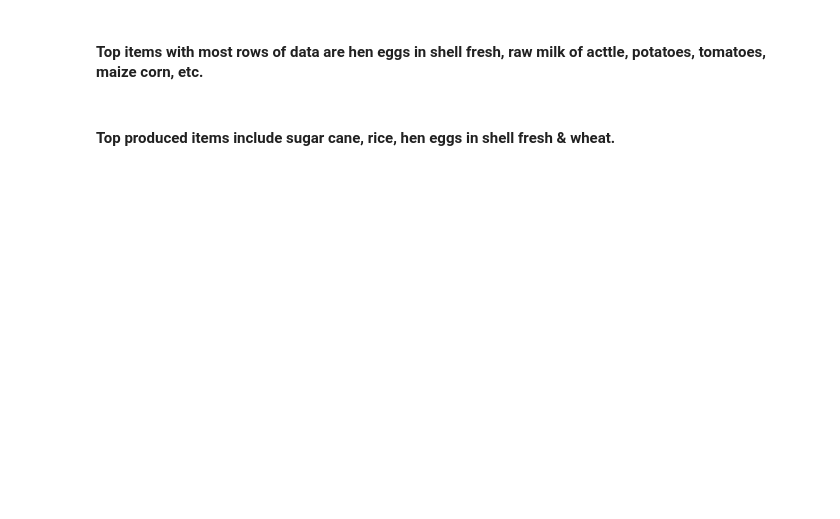
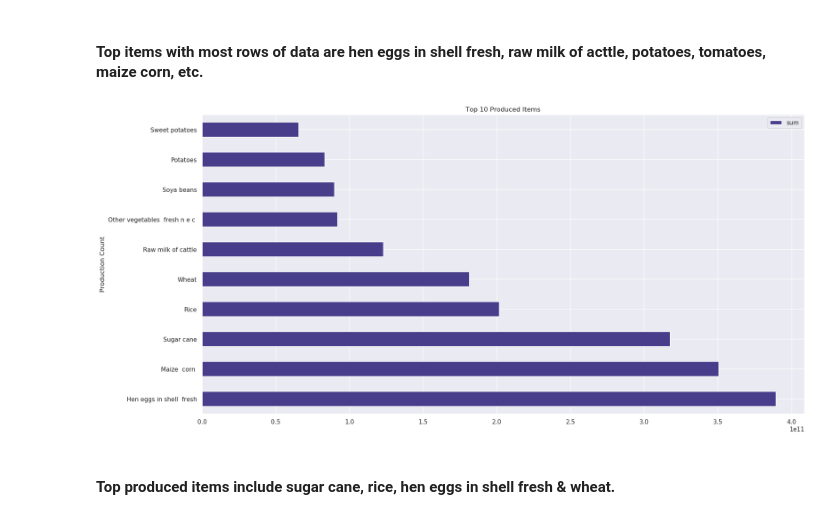
Before and after one commit to hunterblum/CloudFinal-Team1, a Jupyter notebook: Cloud_Team1.ipynb, the cells around one changed output. Drawn from its saved outputs; the diff is of its cells as text; code cells hidden in the pictures; blank space fills up the shorter version.

```diff
--- a/Cloud_Team1.ipynb
+++ b/Cloud_Team1.ipynb
@@ -599,10 +664,12 @@ plt.show()
 # %%
 #Total production based on country
 I_country = df.production.groupby(df['item']).sum().astype(int).reset_index(name="sum")
 I_country = I_country.sort_values(by=['sum'], ascending=False).head(10)
 
-I_country.plot(kind='barh', figsize=(20,10), title= 'Top 10 Produced Items', x=('item'), y = ('sum'), xlabel='Production Count', ylabel='Item', color = 'teal')
+I_country.plot(kind='barh', figsize=(20,10), title= 'Top 10 Produced Items', x=('item'), y = ('sum'), xlabel='Production Count', ylabel='Item', color = 'darkslateblue')
 plt.show()
+# %% [output]
+[figure, added]
 # %% [markdown]
 #### Top produced items include sugar cane, rice, hen eggs in shell fresh & wheat.
 # %%
```
Also changed, not shown: parts of 33 cells of this notebook.
